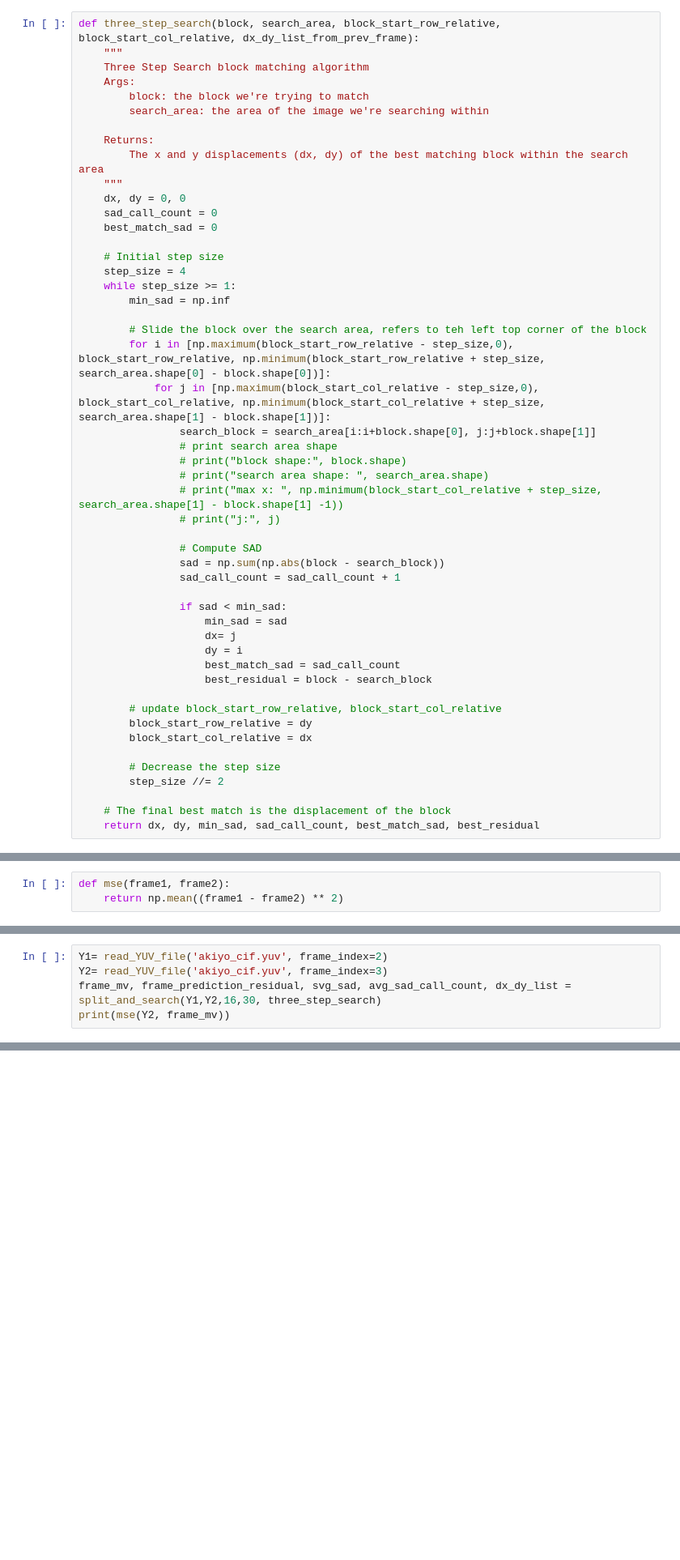
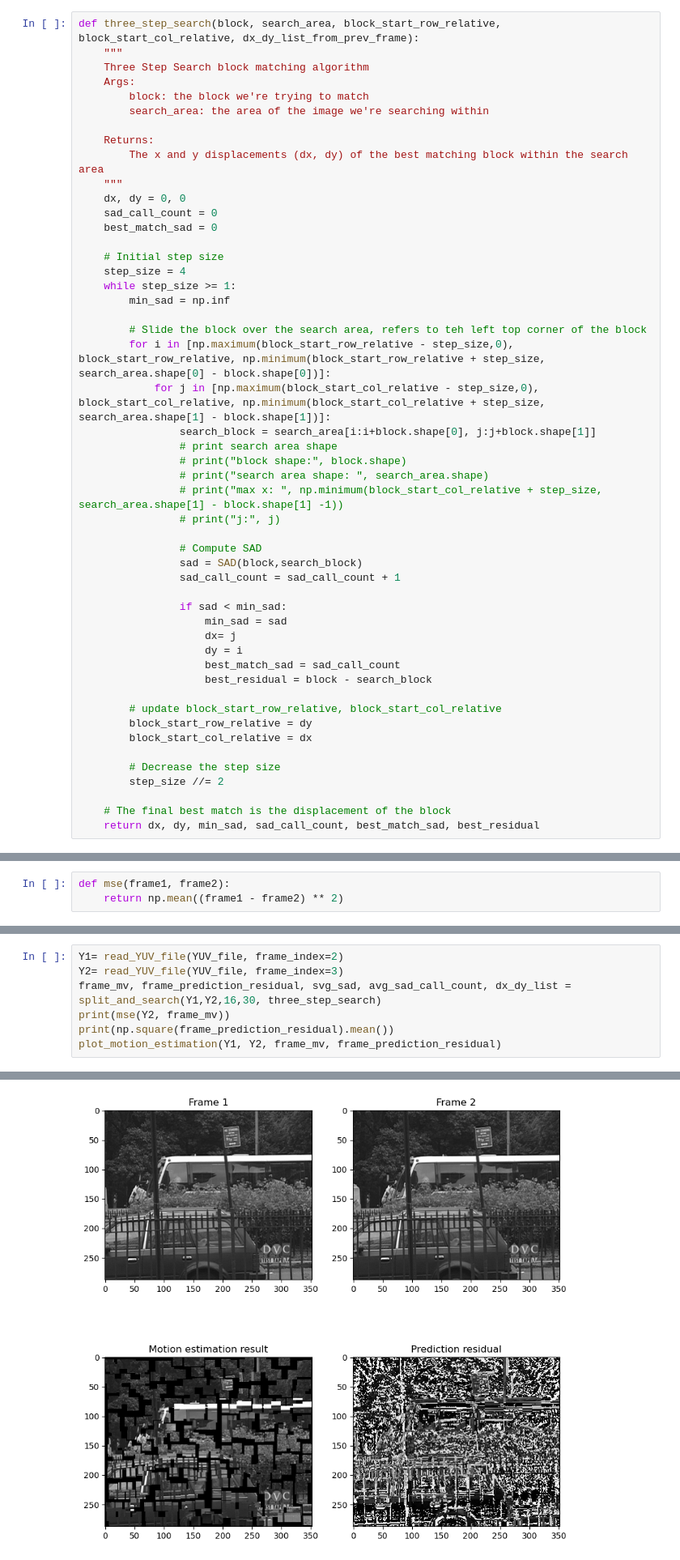
Before and after one commit to sparkcyf/SUSTech_EEE5347_Image-Video-Compression-and-Network-Communication, a Jupyter notebook: hw5/motion-estimation.ipynb, the cells around one changed output, grey strips where cells are left out. Shown at 81% size. Cells and saved outputs as stored; diff of their text form; blank space fills up the shorter version.

```diff
--- a/hw5/motion-estimation.ipynb
+++ b/hw5/motion-estimation.ipynb
@@ -87,7 +90,7 @@ def three_step_search(block, search_area, block_start_row_relative, block_start_
                 # print("j:", j)
 
                 # Compute SAD
-                sad = np.sum(np.abs(block - search_block))
+                sad = SAD(block,search_block)
                 sad_call_count = sad_call_count + 1
 
                 if sad < min_sad:
@@ -352,6 +362,8 @@ print(mse(Y2, frame_mv))
 # %%
-Y1= read_YUV_file('akiyo_cif.yuv', frame_index=2)
-Y2= read_YUV_file('akiyo_cif.yuv', frame_index=3)
+Y1= read_YUV_file(YUV_file, frame_index=2)
+Y2= read_YUV_file(YUV_file, frame_index=3)
 frame_mv, frame_prediction_residual, svg_sad, avg_sad_call_count, dx_dy_list = split_and_search(Y1,Y2,16,30, three_step_search)
 print(mse(Y2, frame_mv))
+print(np.square(frame_prediction_residual).mean())
+plot_motion_estimation(Y1, Y2, frame_mv, frame_prediction_residual)
 # %% [output]
@@ -358,0 +372 @@ print(mse(Y2, frame_mv))
+[figure, added]
```
Also changed, not shown: parts of 25 cells of this notebook.
